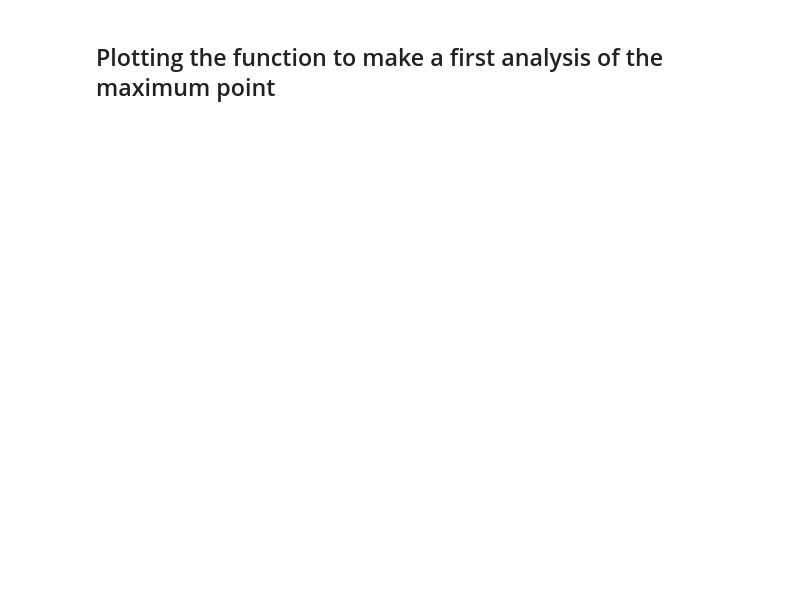
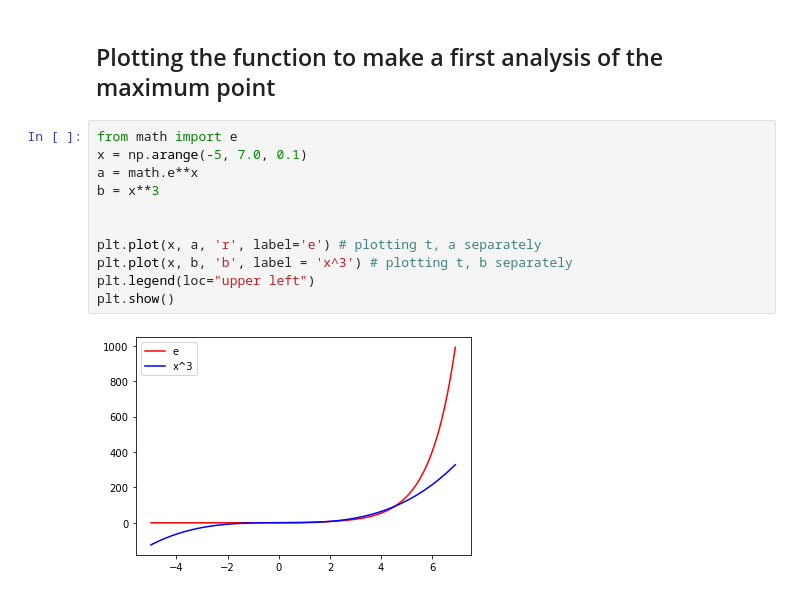
Before and after one commit to jruiz971/NonLinear-Optimization, a Jupyter notebook: Practices/Practice II Nonlinear Optimization.ipynb, the cells around one changed output. Drawn from its saved outputs; the diff is of its cells as text; blank space fills up the shorter version.

```diff
--- a/Practices/Practice II Nonlinear Optimization.ipynb
+++ b/Practices/Practice II Nonlinear Optimization.ipynb
@@ -165,2 +278,15 @@ Indicate the input parameters you used and plot the function $g(x)$ in an interv
 # %% [markdown]
 ## Plotting the function to make a first analysis of the maximum point
+# %%
+from math import e
+x = np.arange(-5, 7.0, 0.1)
+a = math.e**x
+b = x**3
+
+
+plt.plot(x, a, 'r', label='e') # plotting t, a separately
+plt.plot(x, b, 'b', label = 'x^3') # plotting t, b separately
+plt.legend(loc="upper left")
+plt.show()
+# %% [output]
+[figure, added]
```
Also changed, not shown: parts of 15 cells of this notebook.
